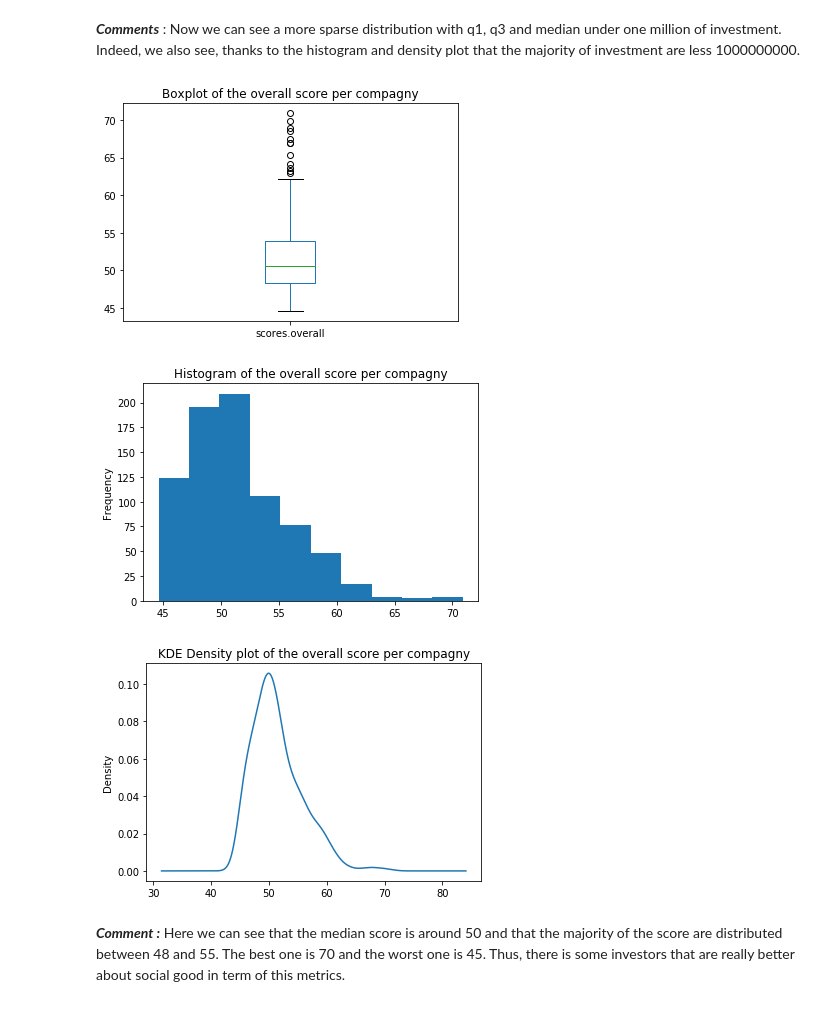
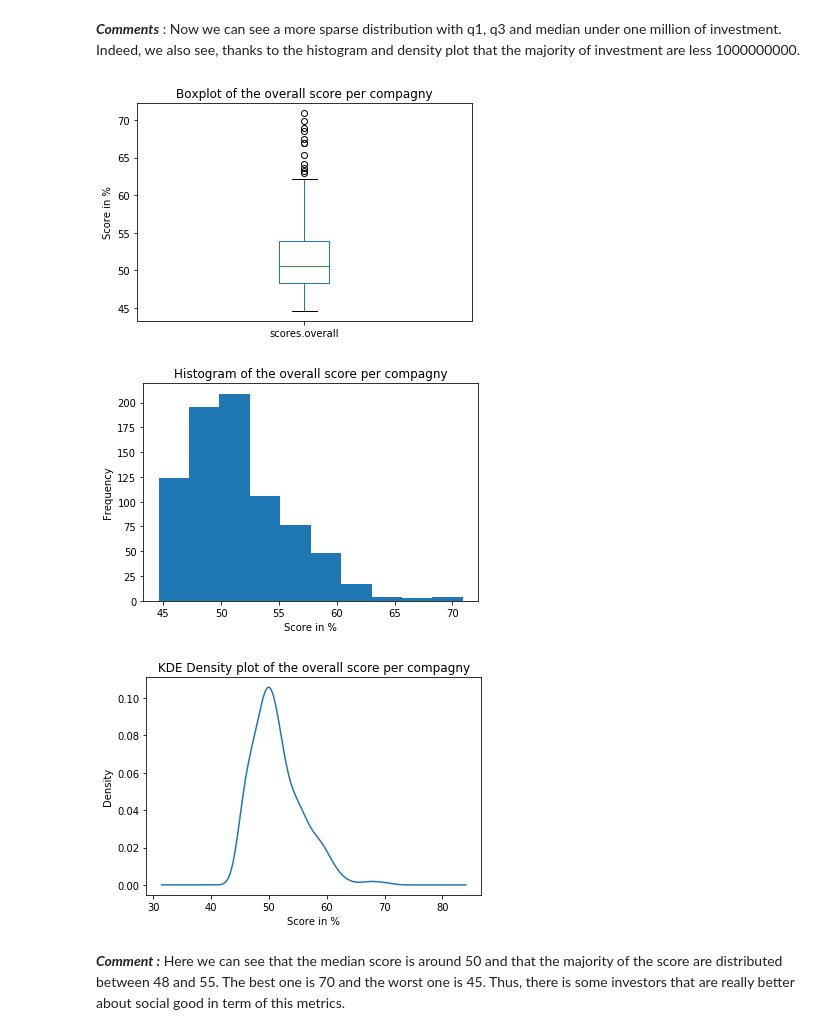
Before and after one commit to dcleres/investing_for_social_good, a Jupyter notebook: research_code/milestone_2_notebook.ipynb, the cells around one changed output. Saved outputs shown, nothing was run; the diff lists cells and outputs as text; code cells hidden in the pictures.

```diff
--- a/research_code/milestone_2_notebook.ipynb
+++ b/research_code/milestone_2_notebook.ipynb
@@ -146,18 +149,21 @@ Now we can see a more sparse distribution with q1, q3 and median under one milli
 # %%
 jc_companies_df = pd.read_csv(data_folder + "jc_companies.csv")
 jc_companies_df['scores.overall'].plot.box()
+plt.ylabel('Score in %')
 plt.title('Boxplot of the overall score per compagny')
 plt.show()
 jc_companies_df['scores.overall'].plot.hist()
+plt.xlabel('Score in %')
 plt.title('Histogram of the overall score per compagny')
 plt.show()
 jc_companies_df['scores.overall'].plot.kde()
 plt.title('KDE Density plot of the overall score per compagny')
+plt.xlabel('Score in %')
 plt.show()
 # %% [output]
-[figure, old version]
+[figure, new version]
-[figure, old version]
+[figure, new version]
-[figure, old version]
+[figure, new version]
 # %% [markdown]
 ***Comment :***
 Here we can see that the median score is around 50 and that the majority of the score are distributed between 48 and 55. The best one is 70 and the worst one is 45. Thus, there is some investors that are really better about social good in term of this metrics.
```
Also changed, not shown: parts of 3 cells of this notebook, 11 other files.
